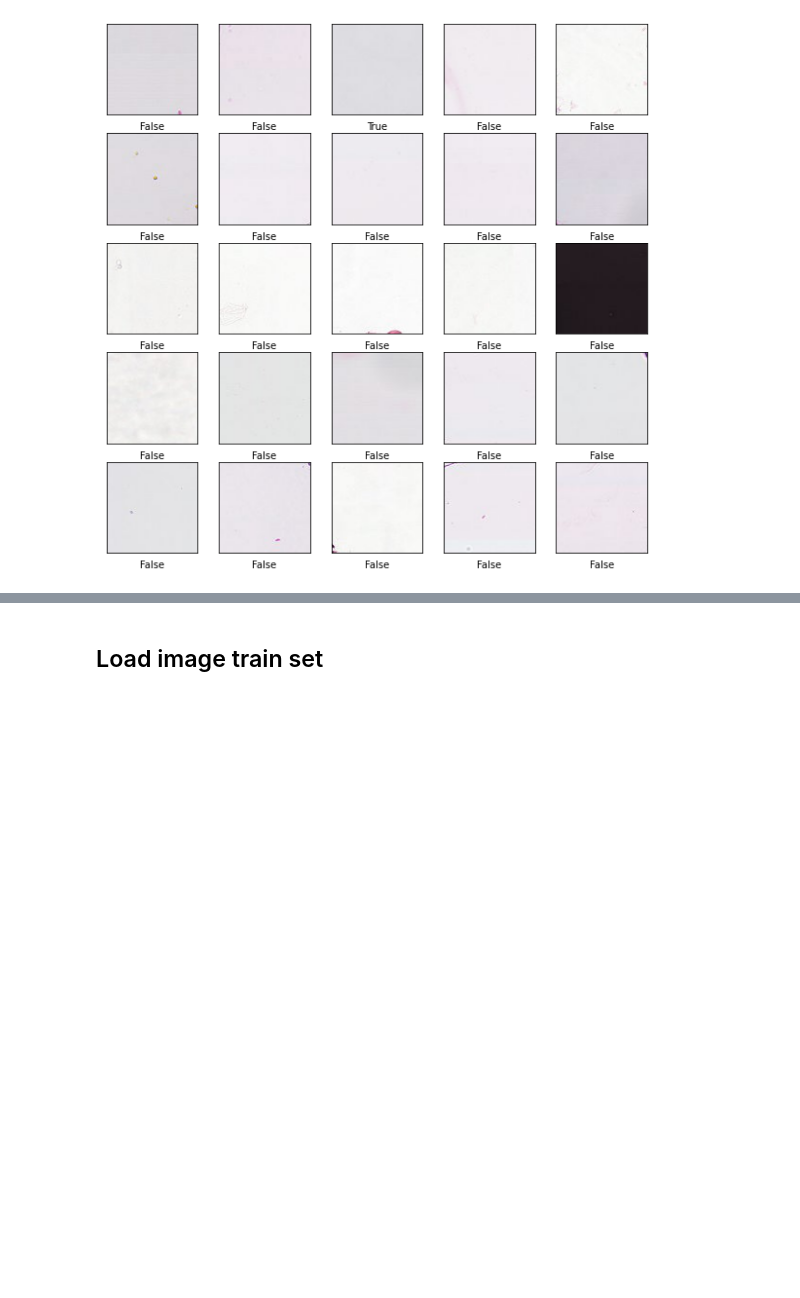
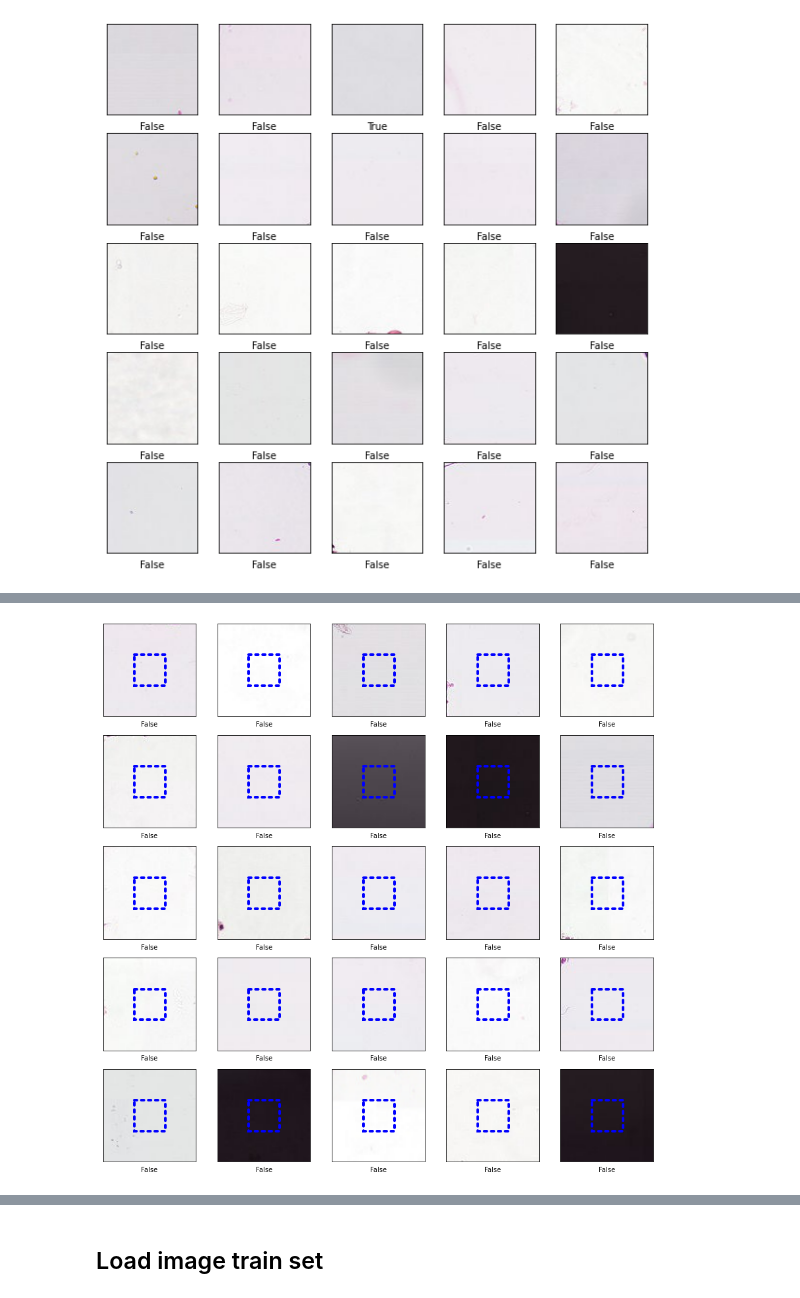
Before and after one commit to alexakh95/datasciense-uni-project, a Jupyter notebook: notebooks/histopathologic_cancer_detection/project.ipynb, the cells around one changed output, grey strips where cells are left out. Drawn from its saved outputs; the diff is of its cells as text; code cells hidden in the pictures; blank space fills up the shorter version.

```diff
--- a/notebooks/histopathologic_cancer_detection/project.ipynb
+++ b/notebooks/histopathologic_cancer_detection/project.ipynb
@@ -457,0 +517,40 @@ plt.show()
+# %%
+fig, ax = plt.subplots(5,5,figsize=(15,15))
+
+shuffled_low_contrast = shuffle(y_to_plot[y_to_plot["is_low_contrast"] == True][ y_to_plot["translated_label"] == False])
+
+for (i,current_subplot) in zip(range(25),ax.flat):
+    current_row = shuffled_low_contrast.iloc[[i]]
+
+    plt.subplot(5,5,i+1)
+    plt.xticks([])
+    plt.yticks([])
+    plt.grid(False)
+
+    # get file name from cell
+    curr_file_path = current_row['file_name'].iloc[0]
+
+    try:
+        # read image and add to plot
+        img = plt.imread(curr_file_path)
+        current_subplot.imshow(img)
+
+        current_label = current_row['translated_label'].iloc[0]
+
+        if (current_label == True):
+            current_patch_color = 'r'
+        else:
+            current_patch_color = 'b'
+
+        # create patch recatangle around the suspected area
+        box = patches.Rectangle((32,32),32,32, linewidth=4, edgecolor=current_patch_color, facecolor='none', linestyle=':', capstyle='round')
+
+        # add labels and patch
+        current_subplot.xaxis.label.set_text(current_row['translated_label'].iloc[0])
+        current_subplot.add_patch(box)
+    except Exception as e:
+        logger.error("A problem happened while trying to represent the image", e)
+
+plt.show()
+# %% [output]
+[figure, added]
```
Also changed, not shown: parts of 34 cells of this notebook.
